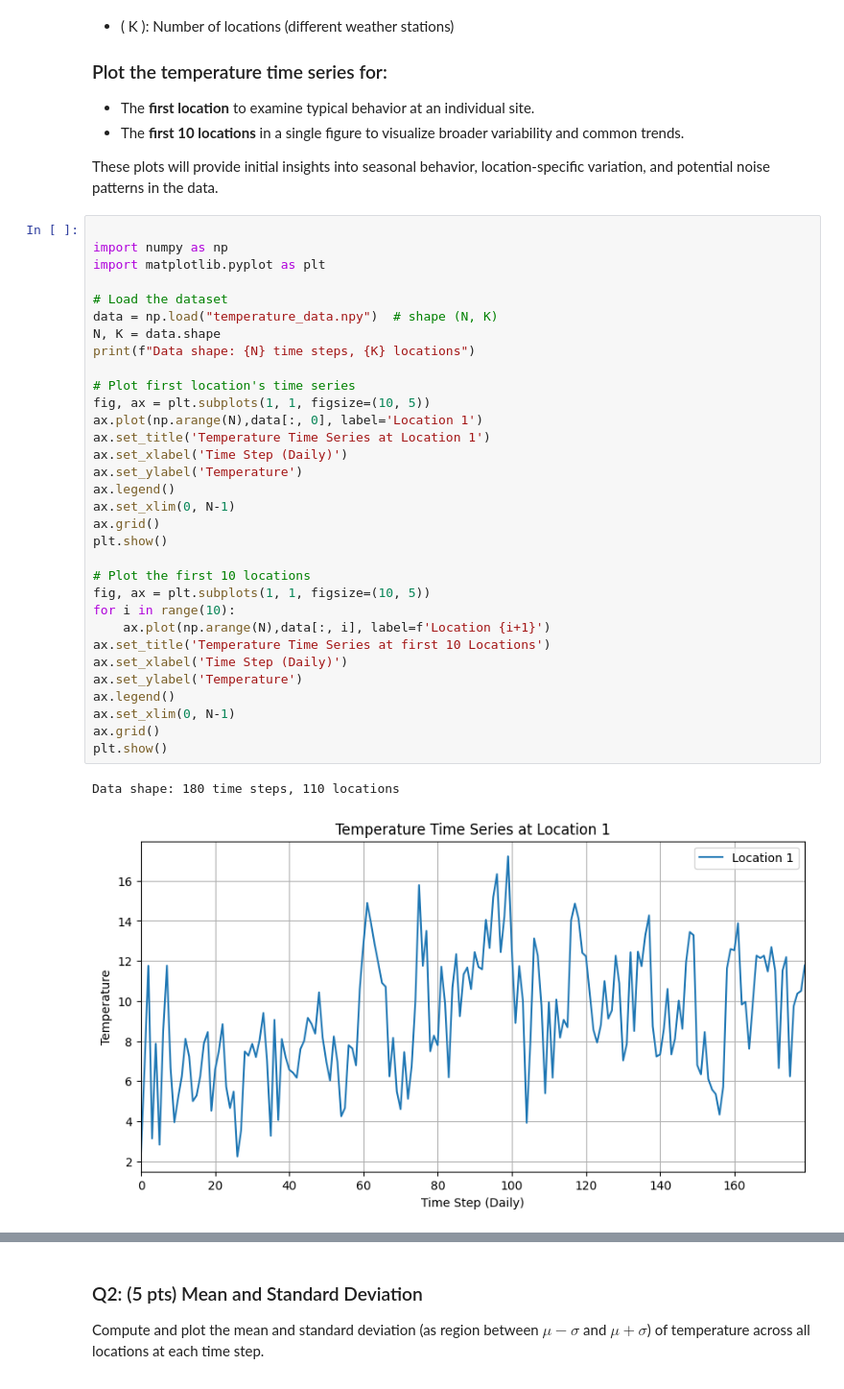
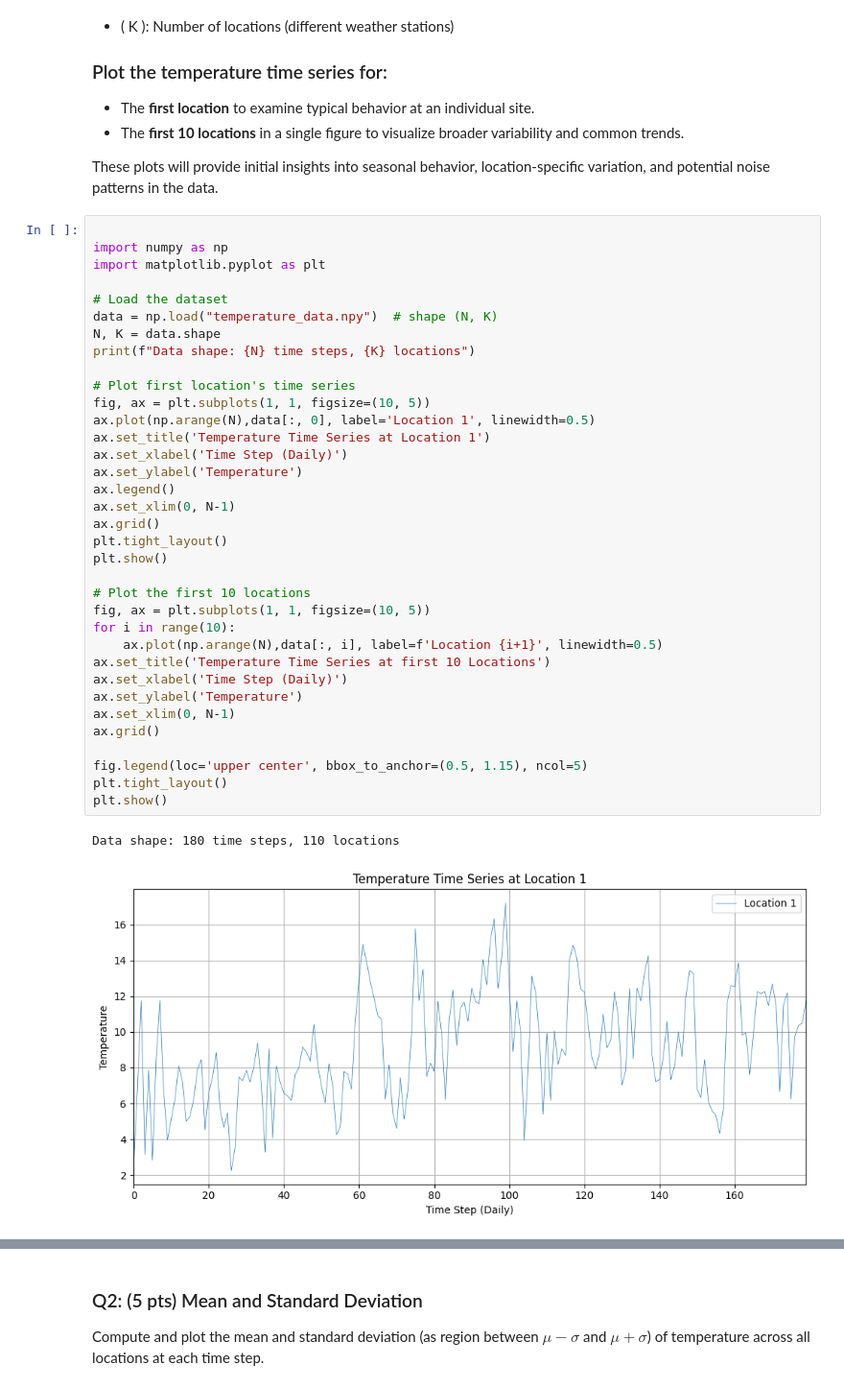
Before and after one commit to larsvantol/Statistical-Signal-Processing, a Jupyter notebook: SC42150_SSP_2025_Assignment.ipynb, the cells around one changed output, grey strips where cells are left out. Shown at 96% size. Cells and saved outputs as stored; diff of their text form.

```diff
--- a/SC42150_SSP_2025_Assignment.ipynb
+++ b/SC42150_SSP_2025_Assignment.ipynb
@@ -54,34 +54,37 @@ These plots will provide initial insights into seasonal behavior, location-speci
 
 import numpy as np
 import matplotlib.pyplot as plt
 
 # Load the dataset
 data = np.load("temperature_data.npy")  # shape (N, K)
 N, K = data.shape
 print(f"Data shape: {N} time steps, {K} locations")
 
 # Plot first location's time series
 fig, ax = plt.subplots(1, 1, figsize=(10, 5))
-ax.plot(np.arange(N),data[:, 0], label='Location 1')
+ax.plot(np.arange(N),data[:, 0], label='Location 1', linewidth=0.5)
 ax.set_title('Temperature Time Series at Location 1')
 ax.set_xlabel('Time Step (Daily)')
 ax.set_ylabel('Temperature')
 ax.legend()
 ax.set_xlim(0, N-1)
 ax.grid()
+plt.tight_layout()
 plt.show()
 
 # Plot the first 10 locations
 fig, ax = plt.subplots(1, 1, figsize=(10, 5))
 for i in range(10):
-    ax.plot(np.arange(N),data[:, i], label=f'Location {i+1}')
+    ax.plot(np.arange(N),data[:, i], label=f'Location {i+1}', linewidth=0.5)
 ax.set_title('Temperature Time Series at first 10 Locations')
 ax.set_xlabel('Time Step (Daily)')
 ax.set_ylabel('Temperature')
-ax.legend()
 ax.set_xlim(0, N-1)
 ax.grid()
+
+fig.legend(loc='upper center', bbox_to_anchor=(0.5, 1.15), ncol=5)
+plt.tight_layout()
 plt.show()
 # %% [output]
 Data shape: 180 time steps, 110 locations
-[figure, old version]
+[figure, new version]
```
Also changed, not shown: parts of 9 cells of this notebook.
